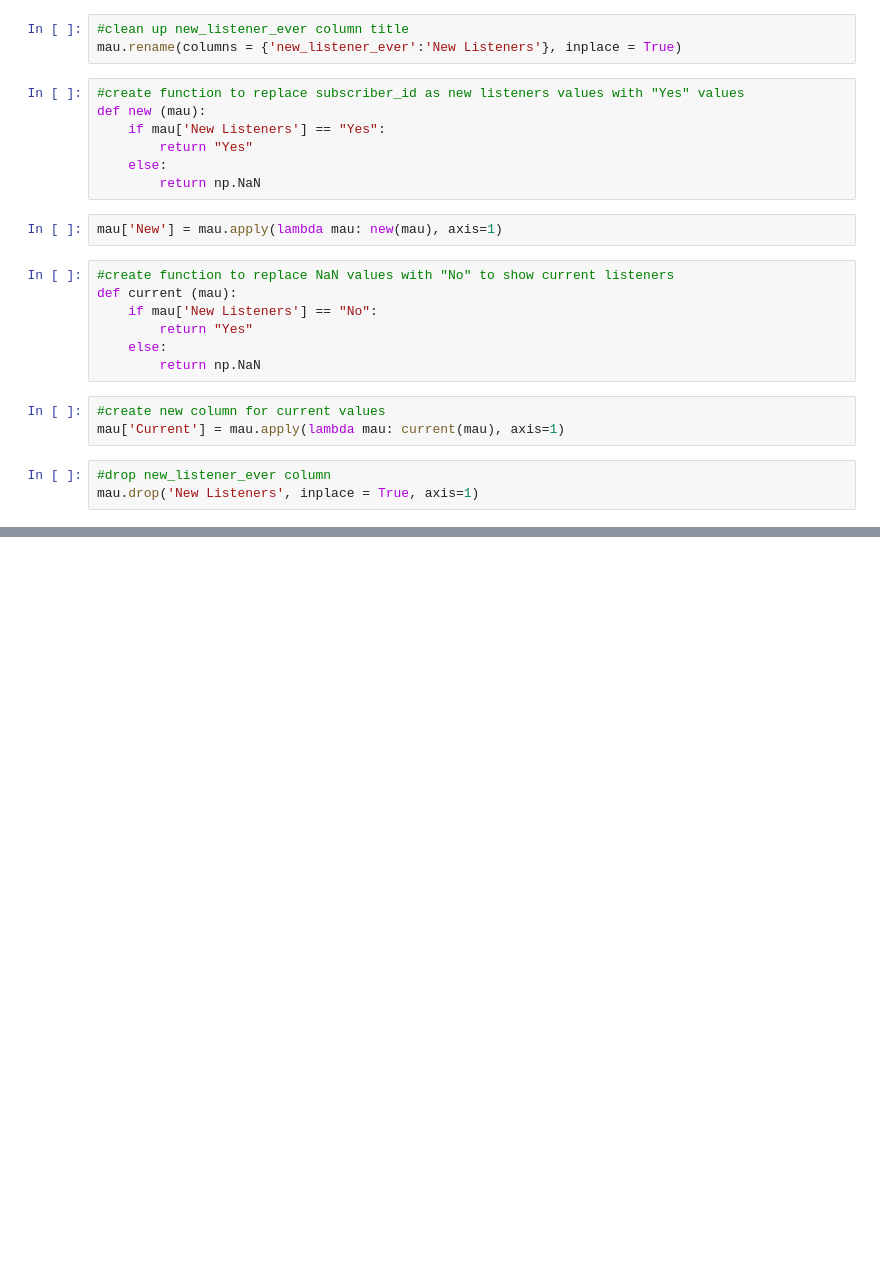
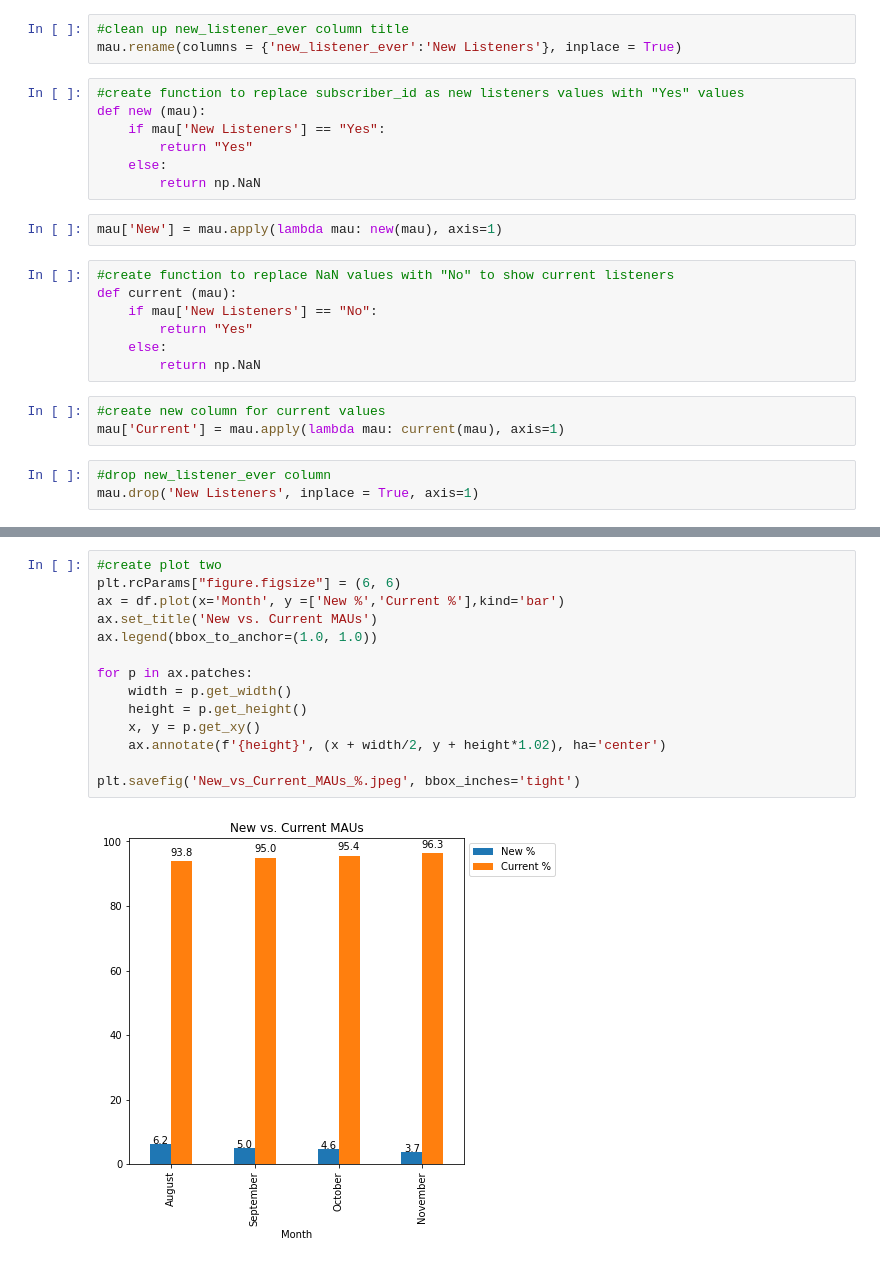
Before and after one commit to datakind/Viamo_DataDive_Dec22, a Jupyter notebook: Workstream #4/New_vs_Current_MAUs.ipynb, the cells around one changed output, grey strips where cells are left out. Cells and saved outputs as stored; diff of their text form; blank space fills up the shorter version.

```diff
--- a/Workstream #4/New_vs_Current_MAUs.ipynb
+++ b/Workstream #4/New_vs_Current_MAUs.ipynb
@@ -71,0 +102,16 @@ plt.savefig('New_vs_Current_MAUs.jpeg', bbox_inches='tight')
+# %%
+#create plot two
+plt.rcParams["figure.figsize"] = (6, 6)
+ax = df.plot(x='Month', y =['New %','Current %'],kind='bar')
+ax.set_title('New vs. Current MAUs')
+ax.legend(bbox_to_anchor=(1.0, 1.0))
+
+for p in ax.patches:
+    width = p.get_width()
+    height = p.get_height()
+    x, y = p.get_xy()
+    ax.annotate(f'{height}', (x + width/2, y + height*1.02), ha='center')
+
+plt.savefig('New_vs_Current_MAUs_%.jpeg', bbox_inches='tight')
+# %% [output]
+[figure, added]
```
Also changed, not shown: parts of 9 cells of this notebook, 2 other files.
